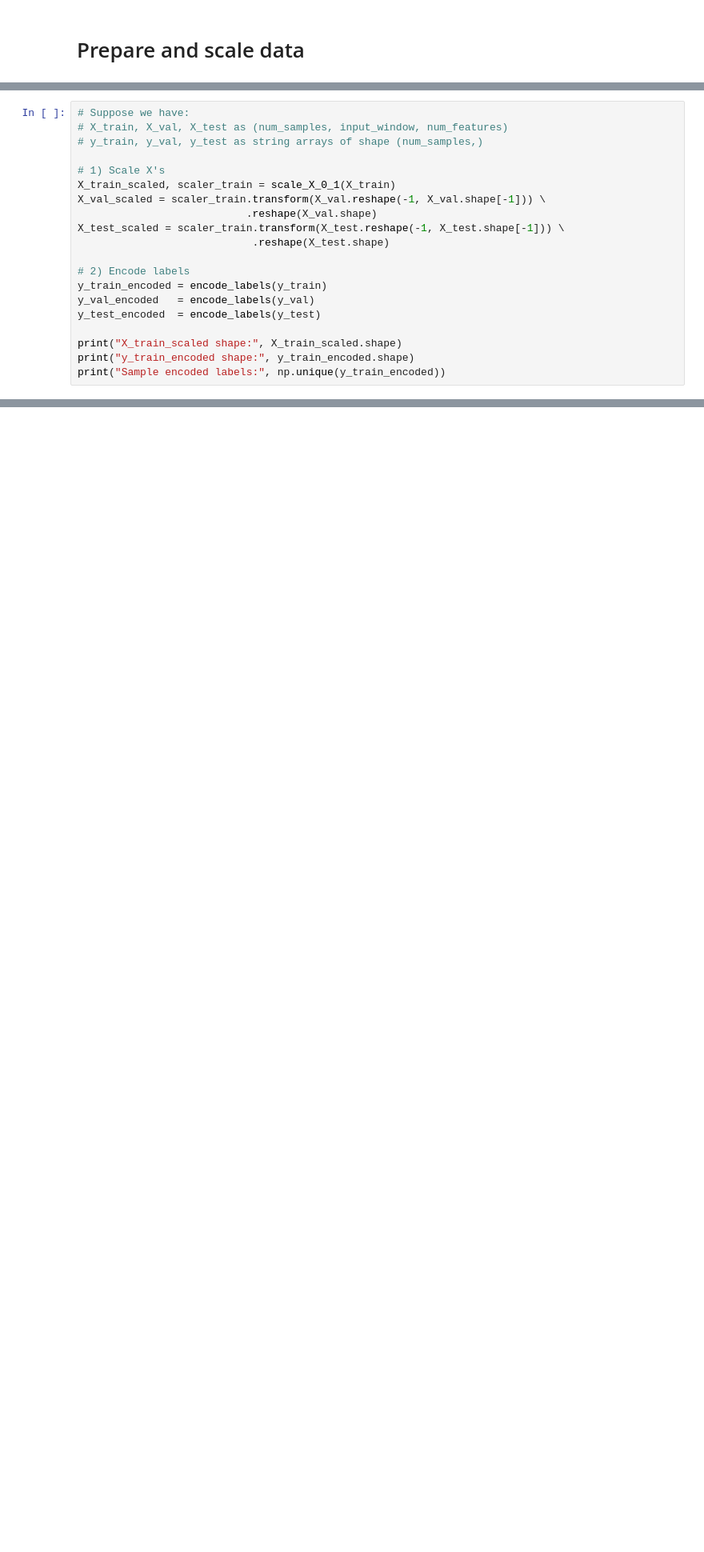
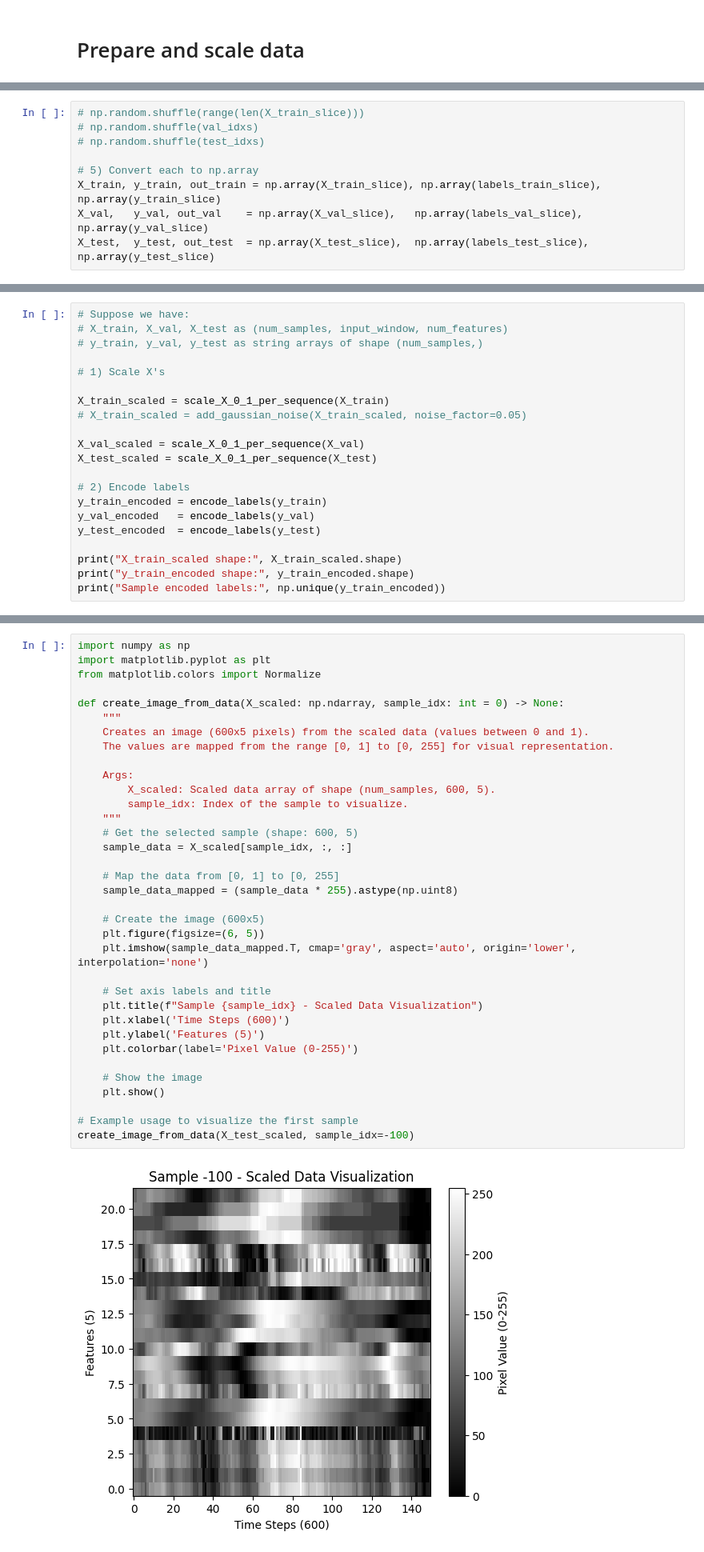
Before and after one commit to sunnypiase/CnnTrading, a Jupyter notebook: CnnTrans/CnnMain.ipynb, the cells around one changed output, grey strips where cells are left out. Shown at 80% size. Drawn from its saved outputs; the diff is of its cells as text; blank space fills up the shorter version.

```diff
--- a/CnnTrans/CnnMain.ipynb
+++ b/CnnTrans/CnnMain.ipynb
@@ -207,0 +538,9 @@ X_test,  y_test, out_test  = np.array(X_test),  np.array(y_test), np.array(out_t
+# %%
+# np.random.shuffle(range(len(X_train_slice)))
+# np.random.shuffle(val_idxs)
+# np.random.shuffle(test_idxs)
+
+# 5) Convert each to np.array
+X_train, y_train, out_train = np.array(X_train_slice), np.array(labels_train_slice), np.array(y_train_slice)
+X_val,   y_val, out_val    = np.array(X_val_slice),   np.array(labels_val_slice), np.array(y_val_slice)
+X_test,  y_test, out_test  = np.array(X_test_slice),  np.array(labels_test_slice), np.array(y_test_slice)
@@ -211,11 +617,12 @@ X_test,  y_test, out_test  = np.array(X_test),  np.array(y_test), np.array(out_t
 # y_train, y_val, y_test as string arrays of shape (num_samples,)
 
 # 1) Scale X's
-X_train_scaled, scaler_train = scale_X_0_1(X_train)
-X_val_scaled = scaler_train.transform(X_val.reshape(-1, X_val.shape[-1])) \
-                           .reshape(X_val.shape)
-X_test_scaled = scaler_train.transform(X_test.reshape(-1, X_test.shape[-1])) \
-                            .reshape(X_test.shape)
+
+X_train_scaled = scale_X_0_1_per_sequence(X_train)
+# X_train_scaled = add_gaussian_noise(X_train_scaled, noise_factor=0.05)
+
+X_val_scaled = scale_X_0_1_per_sequence(X_val)
+X_test_scaled = scale_X_0_1_per_sequence(X_test)
 
 # 2) Encode labels
 y_train_encoded = encode_labels(y_train)
@@ -228,2 +731,39 @@ print("Sample encoded labels:", np.unique(y_train_encoded))
+# %%
+import numpy as np
+import matplotlib.pyplot as plt
+from matplotlib.colors import Normalize
+
+def create_image_from_data(X_scaled: np.ndarray, sample_idx: int = 0) -> None:
+    """
+    Creates an image (600x5 pixels) from the scaled data (values between 0 and 1).
+    The values are mapped from the range [0, 1] to [0, 255] for visual representation.
+
+    Args:
+        X_scaled: Scaled data array of shape (num_samples, 600, 5).
+        sample_idx: Index of the sample to visualize.
+    """
+    # Get the selected sample (shape: 600, 5)
+    sample_data = X_scaled[sample_idx, :, :]
+
+    # Map the data from [0, 1] to [0, 255]
+    sample_data_mapped = (sample_data * 255).astype(np.uint8)
+
+    # Create the image (600x5)
+    plt.figure(figsize=(6, 5))
+    plt.imshow(sample_data_mapped.T, cmap='gray', aspect='auto', origin='lower', interpolation='none')
+
+    # Set axis labels and title
+    plt.title(f"Sample {sample_idx} - Scaled Data Visualization")
+    plt.xlabel('Time Steps (600)')
+    plt.ylabel('Features (5)')
+    plt.colorbar(label='Pixel Value (0-255)')
+
+    # Show the image
+    plt.show()
+
+# Example usage to visualize the first sample
+create_image_from_data(X_test_scaled, sample_idx=-100)
+# %% [output]
+[figure, added]
 # %% [markdown]
 # Prepare model
```
Also changed, not shown: parts of 71 cells of this notebook, 2 other files.
